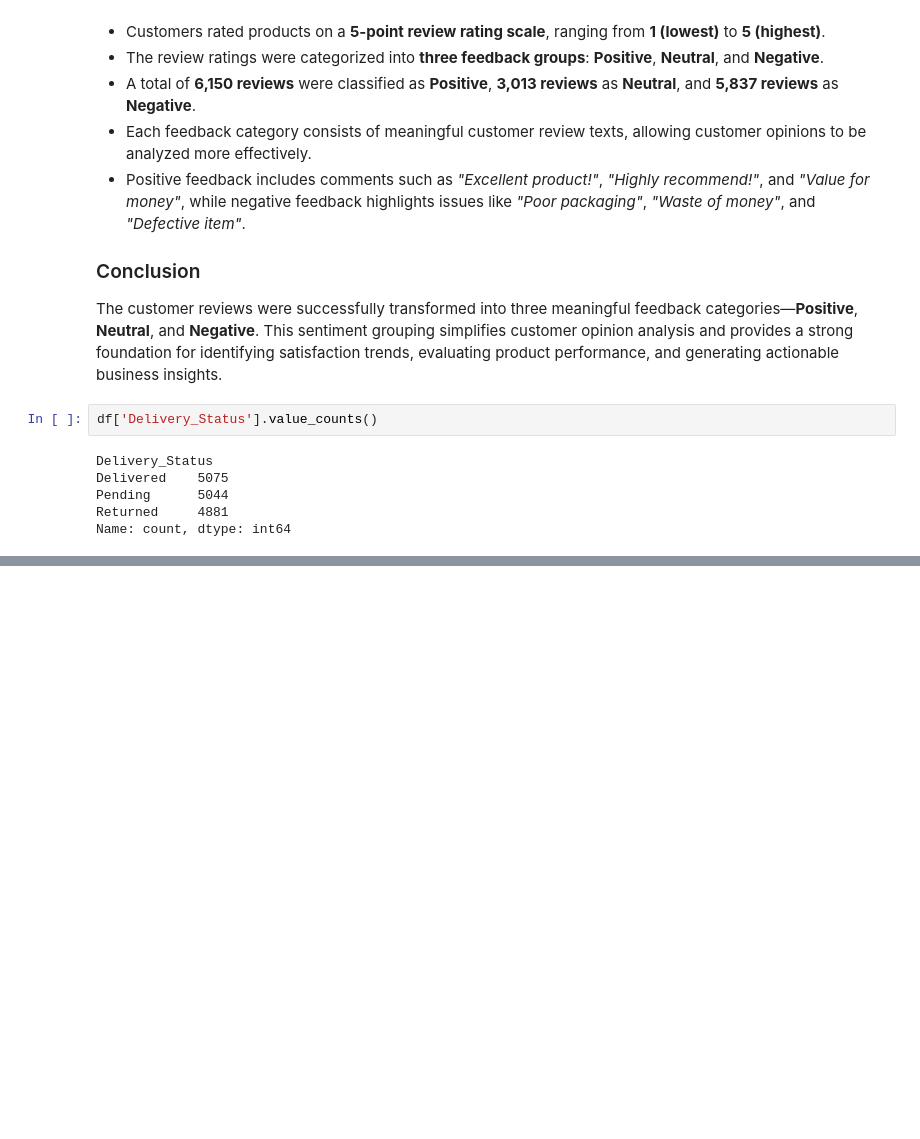
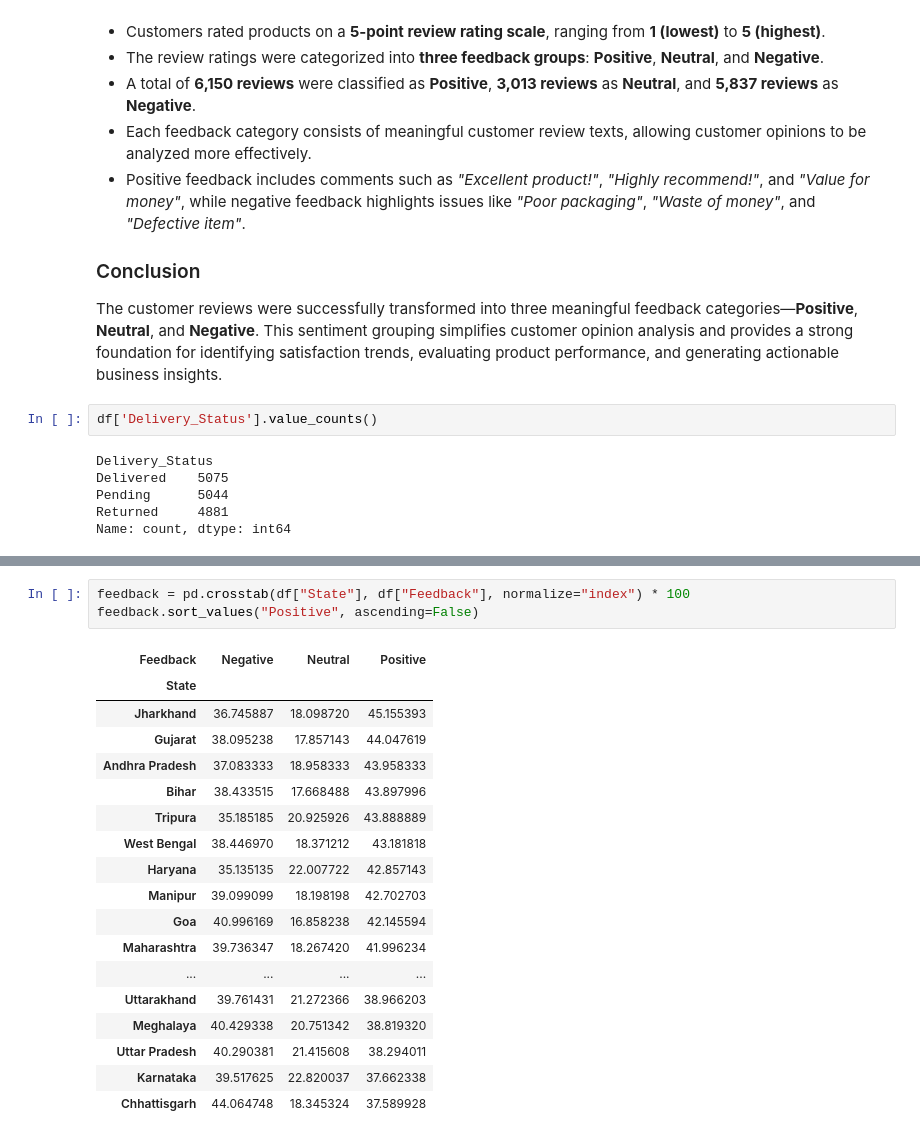
Before and after one commit to sohamnp06/Ecommerce-Sales-Analysis, a Jupyter notebook: notebooks/EDA.ipynb, the cells around one changed output, grey strips where cells are left out. Drawn from its saved outputs; the diff is of its cells as text; blank space fills up the shorter version.

```diff
--- a/notebooks/EDA.ipynb
+++ b/notebooks/EDA.ipynb
@@ -262,0 +283,22 @@ Name: count, dtype: int64
+# %%
+feedback = pd.crosstab(df["State"], df["Feedback"], normalize="index") * 100
+feedback.sort_values("Positive", ascending=False)
+# %% [output]
+| Feedback | Negative | Neutral | Positive |
+| State |  |  |  |
+| Jharkhand | 36.745887 | 18.098720 | 45.155393 |
+| Gujarat | 38.095238 | 17.857143 | 44.047619 |
+| Andhra Pradesh | 37.083333 | 18.958333 | 43.958333 |
+| Bihar | 38.433515 | 17.668488 | 43.897996 |
+| Tripura | 35.185185 | 20.925926 | 43.888889 |
+| West Bengal | 38.446970 | 18.371212 | 43.181818 |
+| Haryana | 35.135135 | 22.007722 | 42.857143 |
+| Manipur | 39.099099 | 18.198198 | 42.702703 |
+| Goa | 40.996169 | 16.858238 | 42.145594 |
+| Maharashtra | 39.736347 | 18.267420 | 41.996234 |
+| ... | ... | ... | ... |
+| Uttarakhand | 39.761431 | 21.272366 | 38.966203 |
+| Meghalaya | 40.429338 | 20.751342 | 38.819320 |
+| Uttar Pradesh | 40.290381 | 21.415608 | 38.294011 |
+| Karnataka | 39.517625 | 22.820037 | 37.662338 |
+| Chhattisgarh | 44.064748 | 18.345324 | 37.589928 |
```
Also changed, not shown: parts of 15 cells of this notebook.
